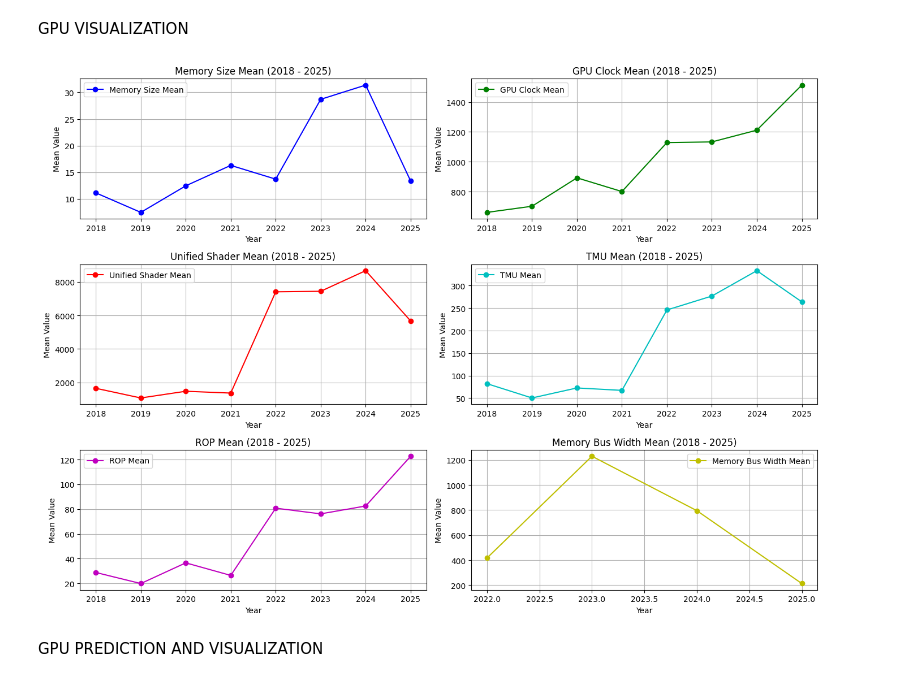
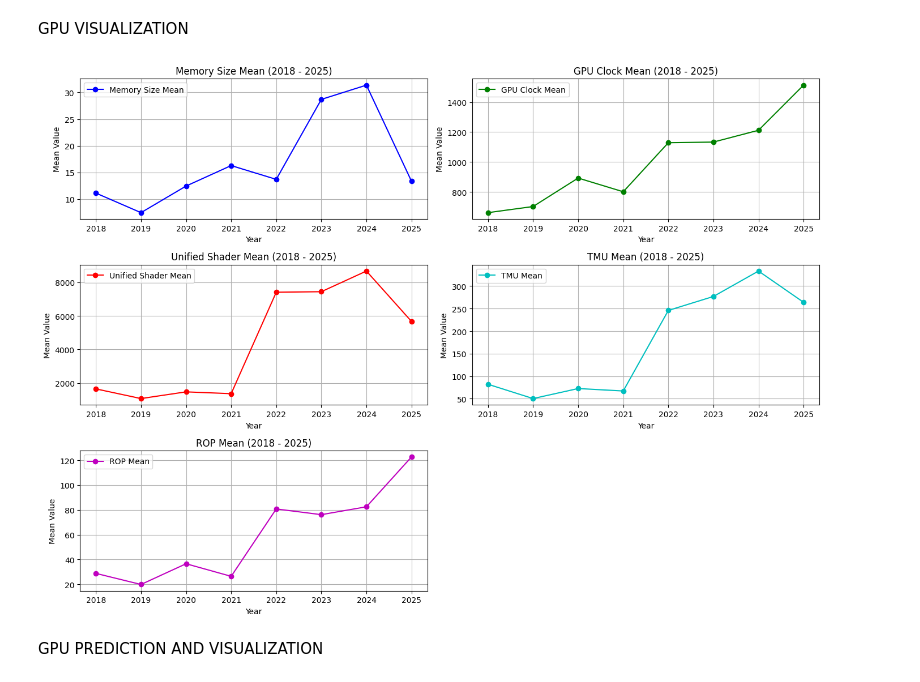
Before and after one commit to GloriaMoraaRiechi/Spring-2025, a Jupyter notebook: CSE720/Database/hardwareSpecifications.ipynb, the cells around one changed output. Drawn from its saved outputs; the diff is of its cells as text; code cells hidden in the pictures.

```diff
--- a/CSE720/Database/hardwareSpecifications.ipynb
+++ b/CSE720/Database/hardwareSpecifications.ipynb
@@ -657,41 +509,41 @@ plt.grid(True)
 plt.subplot(3, 2, 3)
 plt.plot(df_stats_gpu['Year'], df_stats_gpu['unifiedShader_mean'], marker='o', label="Unified Shader Mean", color='r')
 plt.title('Unified Shader Mean (2018 - 2025)')
 plt.xlabel('Year')
 plt.ylabel('Mean Value')
 plt.legend()
 plt.grid(True)
 
 # Plot Mean values for TMU
 plt.subplot(3, 2, 4)
 plt.plot(df_stats_gpu['Year'], df_stats_gpu['tmu_mean'], marker='o', label="TMU Mean", color='c')
 plt.title('TMU Mean (2018 - 2025)')
 plt.xlabel('Year')
 plt.ylabel('Mean Value')
 plt.legend()
 plt.grid(True)
 
 # Plot Mean values for ROP
 plt.subplot(3, 2, 5)
 plt.plot(df_stats_gpu['Year'], df_stats_gpu['rop_mean'], marker='o', label="ROP Mean", color='m')
 plt.title('ROP Mean (2018 - 2025)')
 plt.xlabel('Year')
 plt.ylabel('Mean Value')
 plt.legend()
 plt.grid(True)
 
-# Plot Mean values for Memory Bus Width
-plt.subplot(3, 2, 6)
-plt.plot(df_stats_gpu['Year'], df_stats_gpu['memBusWidth_mean'], marker='o', label="Memory Bus Width Mean", color='y')
-plt.title('Memory Bus Width Mean (2018 - 2025)')
-plt.xlabel('Year')
-plt.ylabel('Mean Value')
-plt.legend()
-plt.grid(True)
+# # Plot Mean values for Memory Bus Width
+# plt.subplot(3, 2, 6)
+# plt.plot(df_stats_gpu['Year'], df_stats_gpu['memBusWidth_mean'], marker='o', label="Memory Bus Width Mean", color='y')
+# plt.title('Memory Bus Width Mean (2018 - 2025)')
+# plt.xlabel('Year')
+# plt.ylabel('Mean Value')
+# plt.legend()
+# plt.grid(True)
 
 plt.tight_layout()
 plt.show()
 # %% [output]
-[figure, old version]
+[figure, new version]
 # %% [markdown]
 GPU PREDICTION AND VISUALIZATION
```
Also changed, not shown: parts of 15 cells of this notebook.
